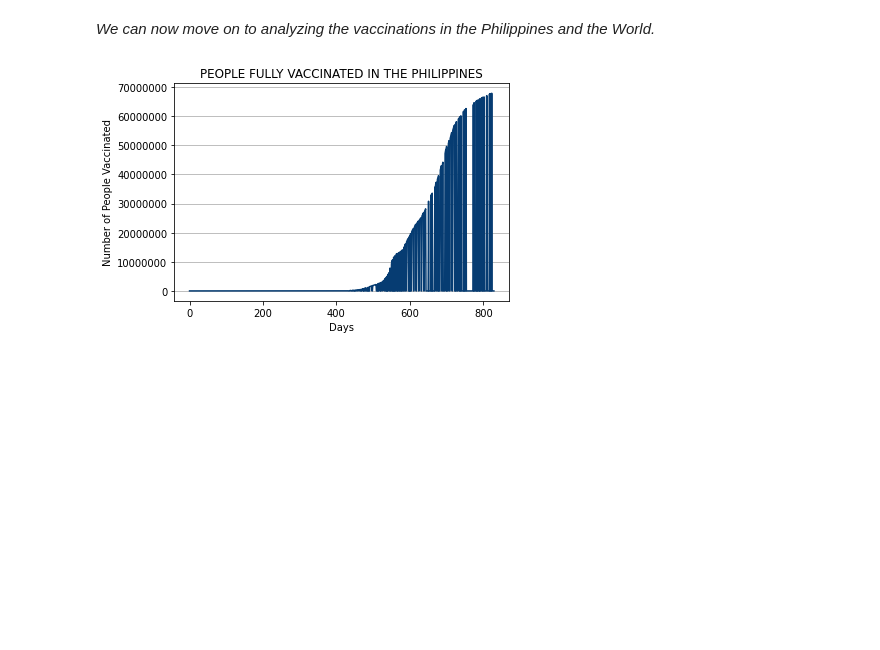
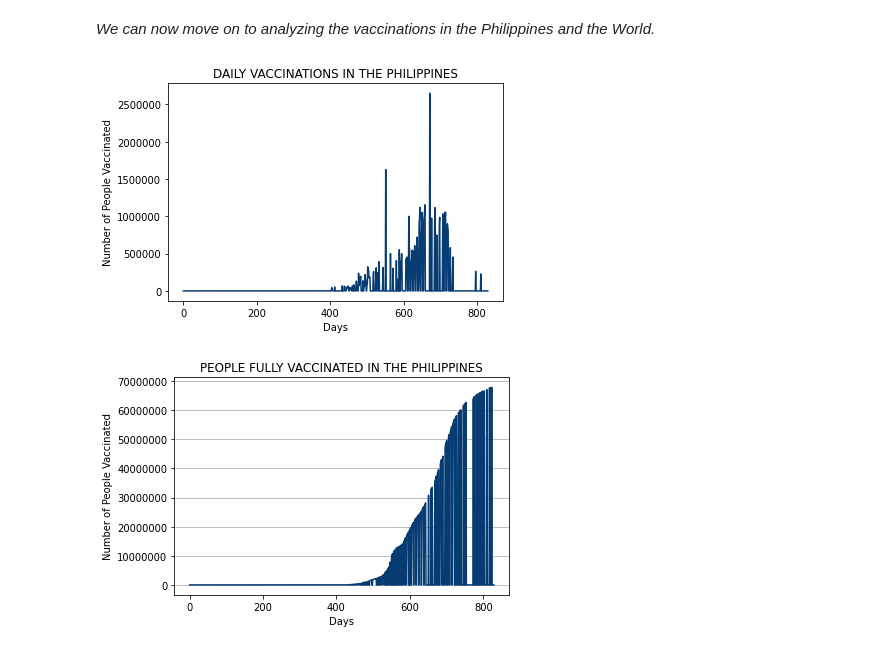
Before and after one commit to jxblrkrstffrbrms/ITBA3206-SPARTACUS, a Jupyter notebook: Reaching_New_Heights_Boosting_Vaccinations_for_a_Safer_Community.ipynb, the cells around one changed output. Drawn from its saved outputs; the diff is of its cells as text; code cells hidden in the pictures; blank space fills up the shorter version.

Commit message:
added code for showing the daily vaccinations in the Philippines

```diff
--- a/Reaching_New_Heights_Boosting_Vaccinations_for_a_Safer_Community.ipynb
+++ b/Reaching_New_Heights_Boosting_Vaccinations_for_a_Safer_Community.ipynb
@@ -173,6 +173,18 @@ plt.show()
 [figure]
 # %% [markdown]
 *We can now move on to analyzing the vaccinations in the Philippines and the World.*
+# %%
+a = np.array(ph_ver['new_vaccinations'])
+
+plt.ticklabel_format(style='plain')
+plt.plot(a, c='#063c72')
+plt.title("DAILY VACCINATIONS IN THE PHILIPPINES")
+plt.xlabel("Days")
+plt.ylabel("Number of People Vaccinated")
+
+plt.show()
+# %% [output]
+[figure, added]
 # %%
 a = np.array(ph_ver['people_fully_vaccinated'])
 
```
